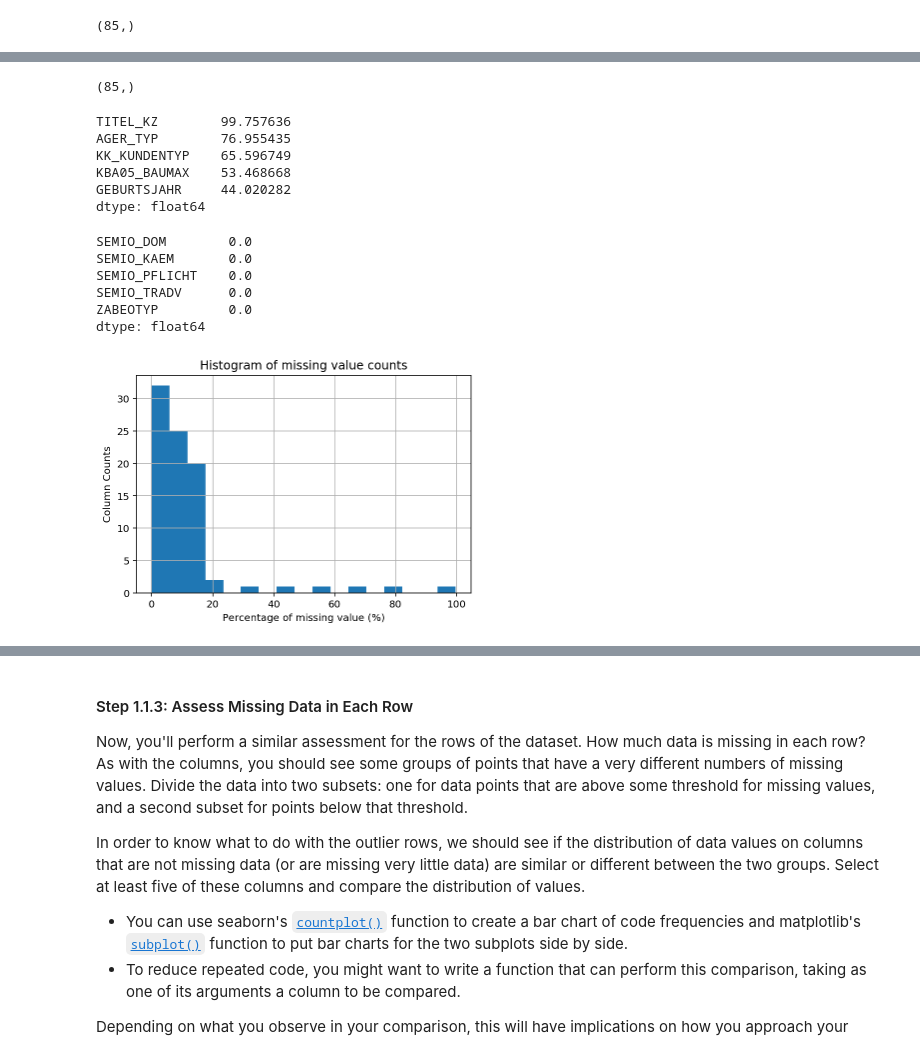
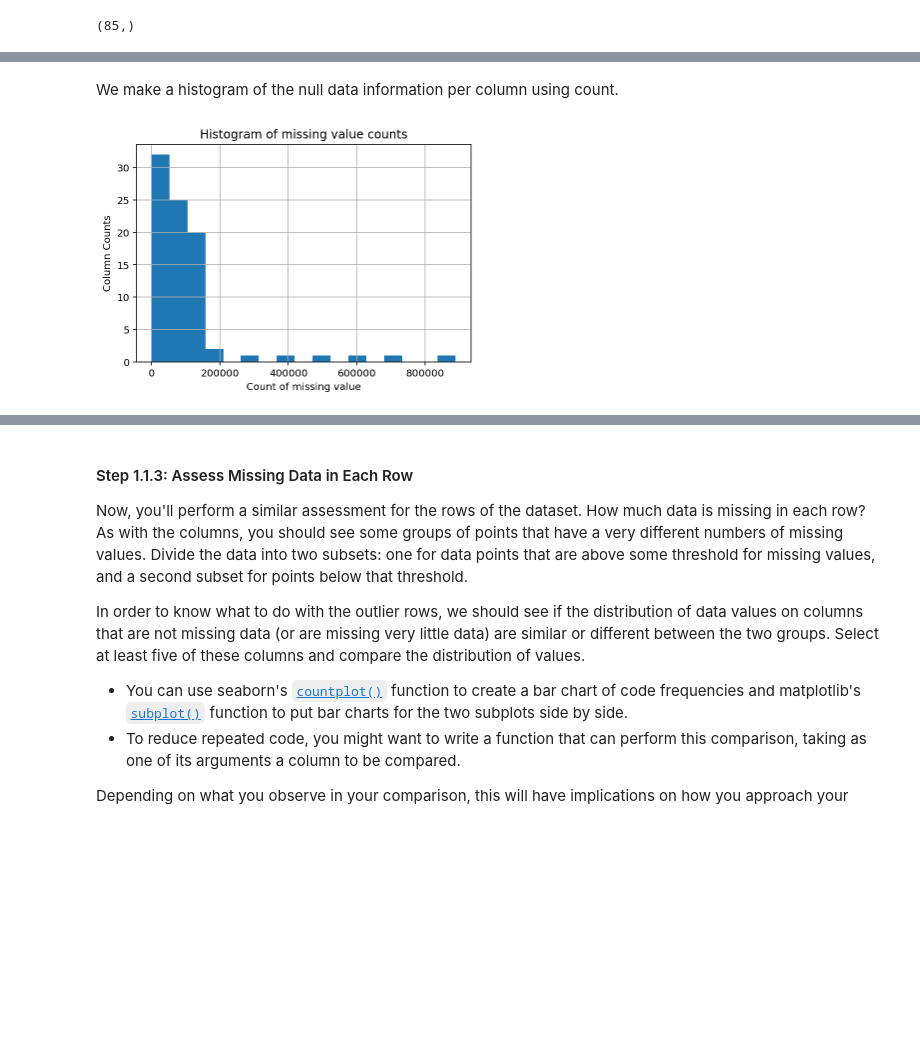
Before and after one commit to dguevar1/identify_customer_segments, a Jupyter notebook: Identify_Customer_Segments.ipynb, the cells around one changed output, grey strips where cells are left out. Cells and saved outputs as stored; diff of their text form; code cells hidden in the pictures; blank space fills up the shorter version.

```diff
--- a/Identify_Customer_Segments.ipynb
+++ b/Identify_Customer_Segments.ipynb
@@ -568,0 +599,2 @@ columns_with_missing_data_count.shape
+# %%
+null_data_percentage_per_column_with_nans = np.round((null_data_count_per_column_with_nans/number_of_general_population_records)*100,2)
@@ -568,0 +618,4 @@ columns_with_missing_data_count.shape
+# %%
+data_dictionary = {"null_data_count": null_data_count_per_column_with_nans, "null_data_percentage" : null_data_percentage_per_column_with_nans }
+# %%
+null_data_information_per_column_with_nans = pd.DataFrame(data=data_dictionary, index = null_data_count_per_column_with_nans.index)
@@ -568,0 +624,2 @@ columns_with_missing_data_count.shape
+# %%
+null_data_information_per_column_with_nans.sort_values(by='null_data_count', ascending=False, inplace=True)
@@ -651,33 +708,13 @@ columns_with_percentage_of_missing_data = (columns_with_missing_data_count/gener
-# %%
-columns_with_percentage_of_missing_data.shape
-# %% [output]
-(85,)
-# %%
-columns_with_percentage_of_missing_data.head()
-# %% [output]
-TITEL_KZ        99.757636
-AGER_TYP        76.955435
-KK_KUNDENTYP    65.596749
-KBA05_BAUMAX    53.468668
-GEBURTSJAHR     44.020282
-dtype: float64
-# %%
-columns_with_percentage_of_missing_data.tail()
-# %% [output]
-SEMIO_DOM        0.0
-SEMIO_KAEM       0.0
-SEMIO_PFLICHT    0.0
-SEMIO_TRADV      0.0
-ZABEOTYP         0.0
-dtype: float64
-# %%
-plt.hist(columns_with_percentage_of_missing_data, bins='auto')
-plt.xlabel("Percentage of missing value (%)")
-plt.ylabel("Column Counts")
-plt.title("Histogram of missing value counts")
-plt.grid(True)
-plt.show()
-# %% [output]
-[figure, removed]
 # %%
 # Investigate patterns in the amount of missing data in each column.
+# %% [markdown]
+We make a histogram of the null data information per column using count.
+# %%
+plt.hist(null_data_information_per_column_with_nans.null_data_count, bins='auto')
+plt.xlabel("Count of missing value")
+plt.ylabel("Column Counts")
+plt.title("Histogram of missing value counts")
+plt.grid(True)
+plt.show()
+# %% [output]
+[figure, added]
```
Also changed, not shown: parts of 96 cells of this notebook.
